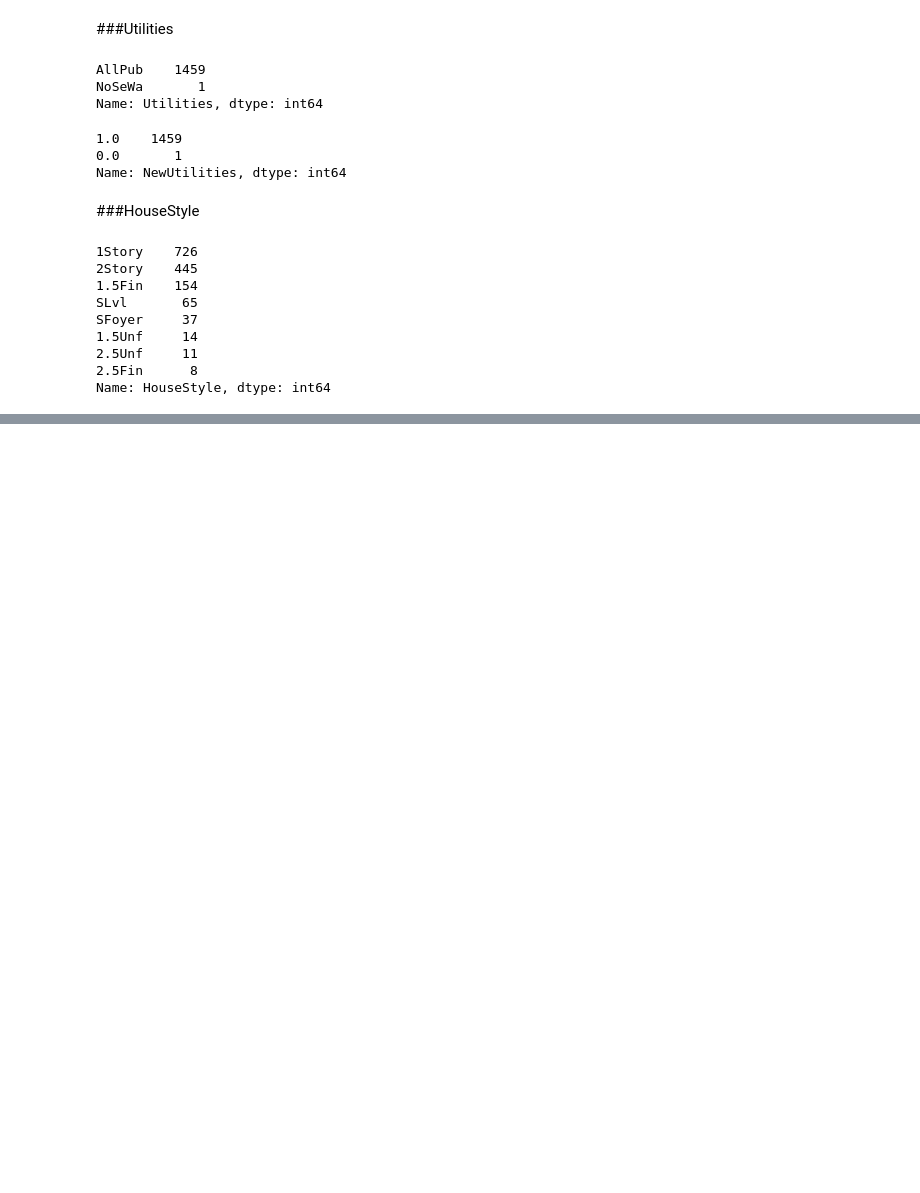
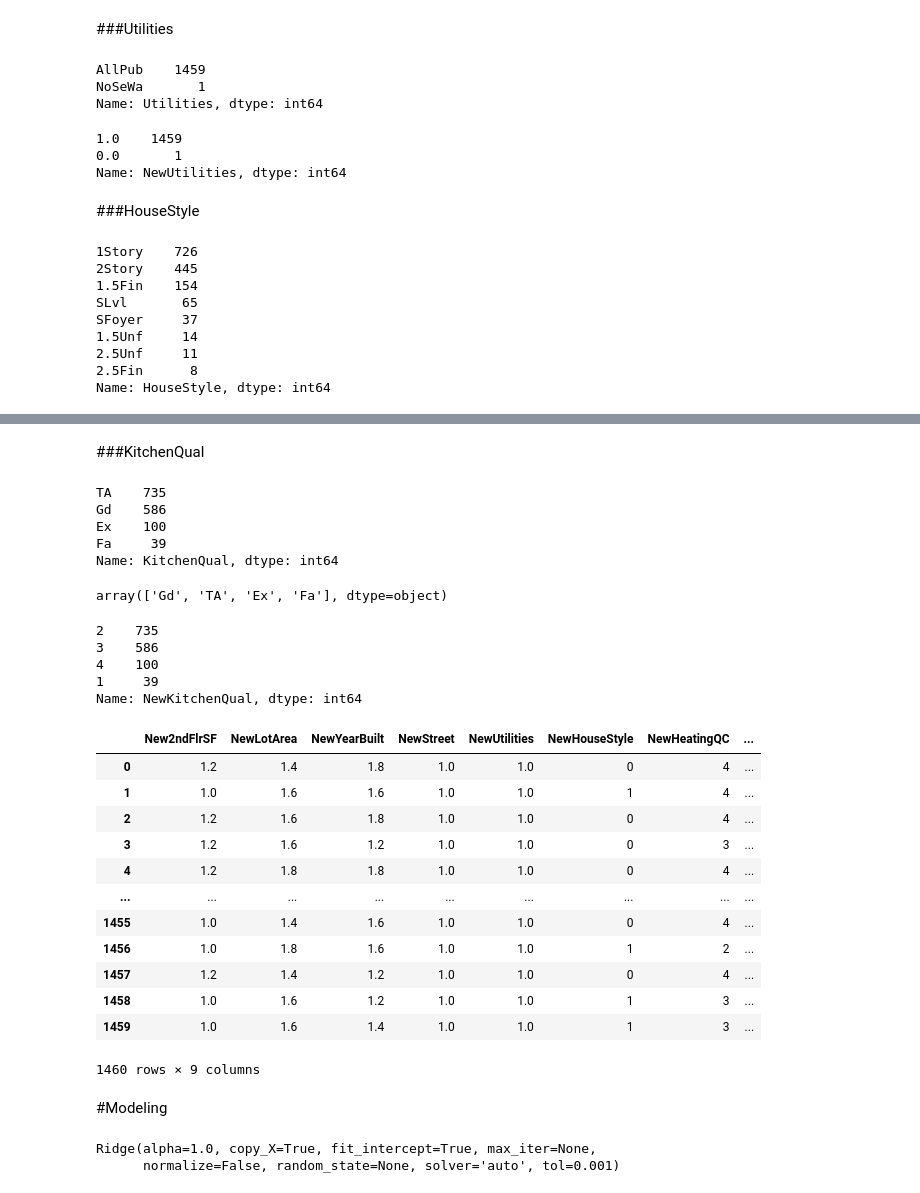
Before and after one commit to marudengi/practice-for-kaggle, a Jupyter notebook: Property_Price_Prediction.ipynb, the cells around one changed output, grey strips where cells are left out. Drawn from its saved outputs; the diff is of its cells as text; code cells hidden in the pictures; blank space fills up the shorter version.

```diff
--- a/Property_Price_Prediction.ipynb
+++ b/Property_Price_Prediction.ipynb
@@ -406,0 +452,5 @@ train.loc[train['HouseStyle']]
+# %%
+data_mapping = {'2Story' : 0, '1Story' : 1, '1.5Fin' : 2, '1.5Unf' : 3, 'SFoyer' : 4, 'SLvl' : 5, '2.5Unf' : 6,
+       '2.5Fin' : 7}
+
+train['NewHouseStyle'] = train['HouseStyle'].map(data_mapping)
@@ -406,0 +484,4 @@ train.loc[train['HouseStyle']]
+# %%
+data_mapping = {'Ex':4 , 'Gd':3, 'TA':2, 'Fa':1, 'Po' : 0}
+
+train['NewHeatingQC'] = train['HeatingQC'].map(data_mapping)
@@ -406,0 +505,3 @@ train.loc[train['HouseStyle']]
+# %%
+train.loc[train['CentralAir'] == 'Y', 'NewCentralAir'] = 1
+train.loc[train['CentralAir'] == 'N', 'NewCentralAir'] = 0
@@ -406,0 +514,48 @@ train.loc[train['HouseStyle']]
+# %% [markdown]
+###KitchenQual
+# %%
+train['KitchenQual'].value_counts()
+# %% [output]
+TA    735
+Gd    586
+Ex    100
+Fa     39
+Name: KitchenQual, dtype: int64
+# %%
+train['KitchenQual'].unique()
+# %% [output]
+array(['Gd', 'TA', 'Ex', 'Fa'], dtype=object)
+# %%
+data_mapping = {'Gd':3, 'TA':2, 'Ex':4, 'Fa':1, 'Po':0}
+
+train['NewKitchenQual'] = train['KitchenQual'].map(data_mapping)
+# %%
+train['NewKitchenQual'].value_counts()
+# %% [output]
+2    735
+3    586
+4    100
+1     39
+Name: NewKitchenQual, dtype: int64
+# %%
+X_train = train[['New2ndFlrSF','NewLotArea',
+               'NewYearBuilt','NewStreet','NewUtilities',
+               'NewHouseStyle', 'NewHeatingQC','NewCentralAir',
+               'NewKitchenQual']]
+X_train
+# %% [output]
+|  | New2ndFlrSF | NewLotArea | NewYearBuilt | NewStreet | NewUtilities | NewHouseStyle | NewHeatingQC | ... |
+| 0 | 1.2 | 1.4 | 1.8 | 1.0 | 1.0 | 0 | 4 | ... |
+| 1 | 1.0 | 1.6 | 1.6 | 1.0 | 1.0 | 1 | 4 | ... |
+| 2 | 1.2 | 1.6 | 1.8 | 1.0 | 1.0 | 0 | 4 | ... |
+| 3 | 1.2 | 1.6 | 1.2 | 1.0 | 1.0 | 0 | 3 | ... |
+| 4 | 1.2 | 1.8 | 1.8 | 1.0 | 1.0 | 0 | 4 | ... |
+| ... | ... | ... | ... | ... | ... | ... | ... | ... |
+| 1455 | 1.0 | 1.4 | 1.6 | 1.0 | 1.0 | 0 | 4 | ... |
+| 1456 | 1.0 | 1.8 | 1.6 | 1.0 | 1.0 | 1 | 2 | ... |
+| 1457 | 1.2 | 1.4 | 1.2 | 1.0 | 1.0 | 0 | 4 | ... |
+| 1458 | 1.0 | 1.6 | 1.2 | 1.0 | 1.0 | 1 | 3 | ... |
+| 1459 | 1.0 | 1.6 | 1.4 | 1.0 | 1.0 | 1 | 3 | ... |
+1460 rows × 9 columns
+# %% [markdown]
+#Modeling
@@ -406,0 +566,7 @@ train.loc[train['HouseStyle']]
+# %%
+clf = Ridge(alpha=1.0)
+clf.fit(X_train,train_target)
+clf.score()
+# %% [output]
+Ridge(alpha=1.0, copy_X=True, fit_intercept=True, max_iter=None,
+      normalize=False, random_state=None, solver='auto', tol=0.001)
```
Also changed, not shown: parts of 17 cells of this notebook.
